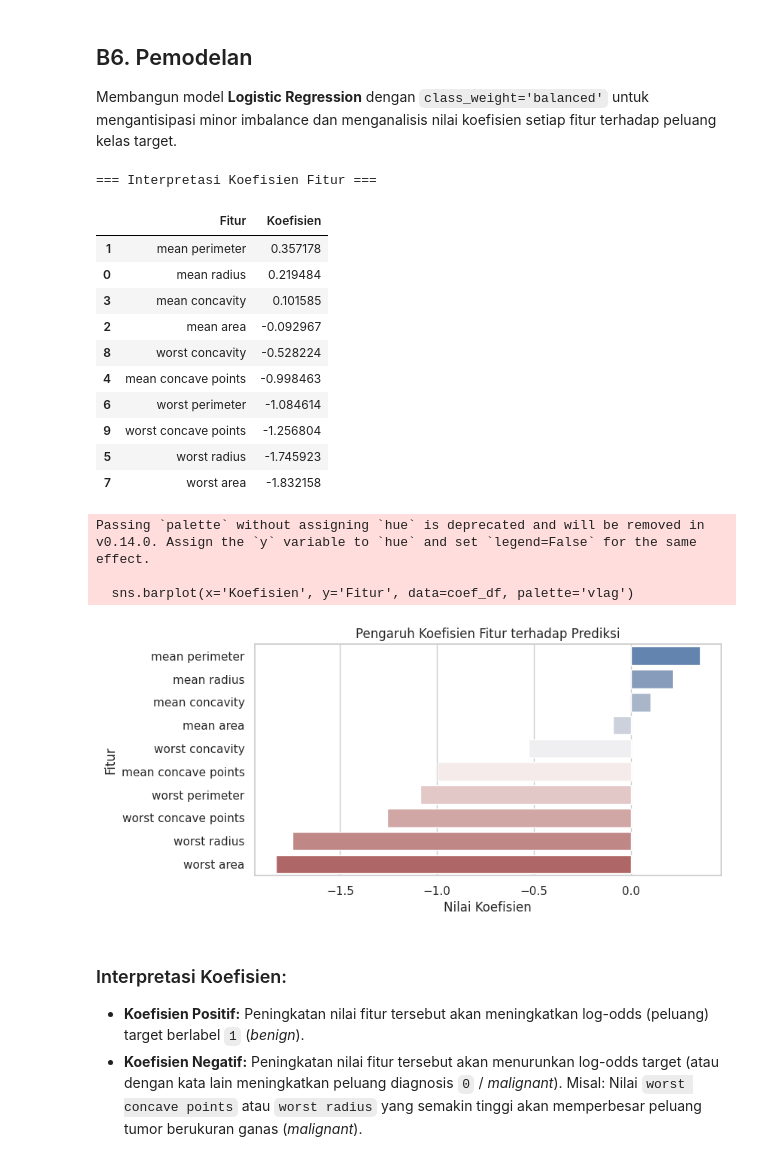
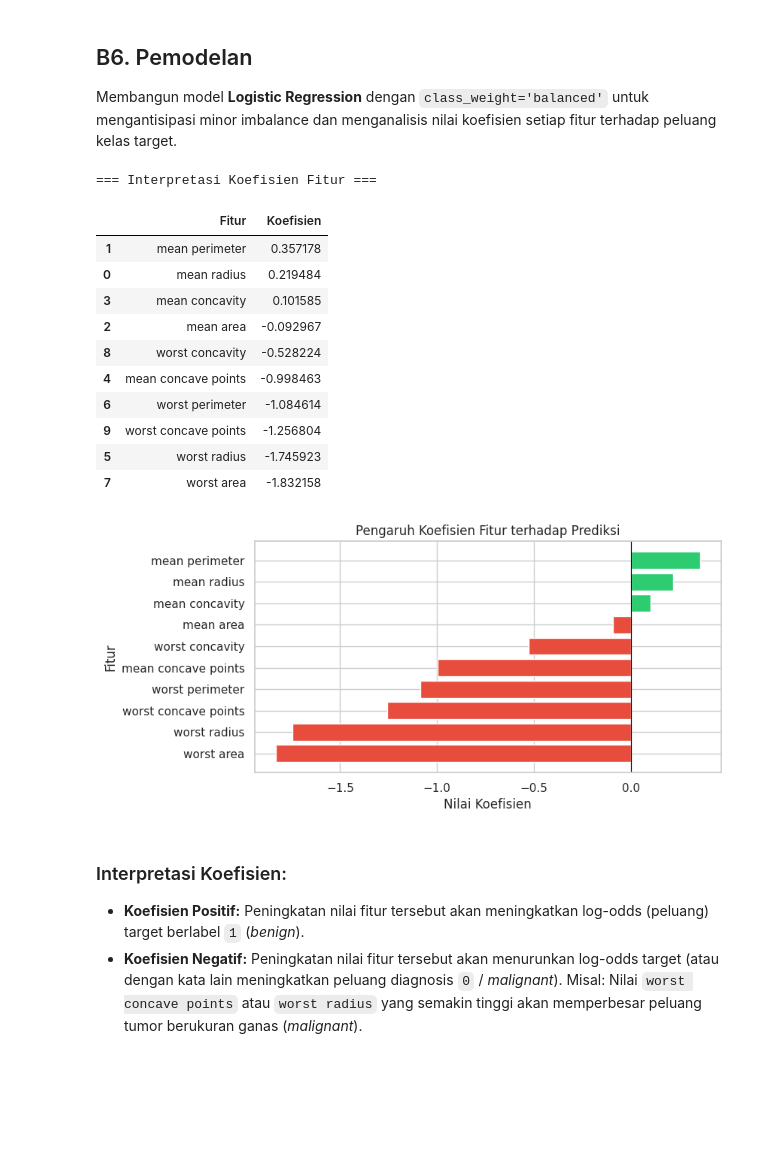
Before and after one commit to Hafizhhtzy/tugas-regresi-linear-logistik, a Jupyter notebook: B_logistic_regression.ipynb, the cells around one changed output. Drawn from its saved outputs; the diff is of its cells as text; code cells hidden in the pictures; blank space fills up the shorter version.

Commit message:
Memperbarui notebook logistic regression

```diff
--- a/B_logistic_regression.ipynb
+++ b/B_logistic_regression.ipynb
@@ -164,41 +197,52 @@ Ukuran Data Uji  : (114, 10)
 Membangun model **Logistic Regression** dengan `class_weight='balanced'` untuk mengantisipasi minor imbalance dan menganalisis nilai koefisien setiap fitur terhadap peluang kelas target.
 # %%
 # Inisialisasi dan Pelatihan Model
-model = LogisticRegression(class_weight='balanced', random_state=42)
+model = LogisticRegression(class_weight="balanced", random_state=42)
 model.fit(X_train_scaled, y_train)
 
 # Interpretasi Koefisien
 coef_df = pd.DataFrame({
-    'Fitur': selected_features,
-    'Koefisien': model.coef_[0]
-}).sort_values(by='Koefisien', ascending=False)
+    "Fitur": selected_features,
+    "Koefisien": model.coef_[0]
+}).sort_values(by="Koefisien", ascending=False)
 
 print("=== Interpretasi Koefisien Fitur ===")
 display(coef_df)
 
 # Visualisasi Koefisien
 plt.figure(figsize=(8, 4))
-sns.barplot(x='Koefisien', y='Fitur', data=coef_df, palette='vlag')
+
+colors = [
+    "#2ecc71" if nilai > 0 else "#e74c3c"
+    for nilai in coef_df["Koefisien"]
+]
+
+plt.barh(
+    coef_df["Fitur"],
+    coef_df["Koefisien"],
+    color=colors
+)
+
+plt.axvline(0, color="black", linewidth=0.8)
 plt.title("Pengaruh Koefisien Fitur terhadap Prediksi")
 plt.xlabel("Nilai Koefisien")
+plt.ylabel("Fitur")
+plt.gca().invert_yaxis()
 plt.show()
 # %% [output]
 === Interpretasi Koefisien Fitur ===
 |  | Fitur | Koefisien |
 | 1 | mean perimeter | 0.357178 |
 | 0 | mean radius | 0.219484 |
 | 3 | mean concavity | 0.101585 |
 | 2 | mean area | -0.092967 |
 | 8 | worst concavity | -0.528224 |
 | 4 | mean concave points | -0.998463 |
 | 6 | worst perimeter | -1.084614 |
 | 9 | worst concave points | -1.256804 |
 | 5 | worst radius | -1.745923 |
 | 7 | worst area | -1.832158 |
-Passing `palette` without assigning `hue` is deprecated and will be removed in v0.14.0. Assign the `y` variable to `hue` and set `legend=False` for the same effect.
-
-  sns.barplot(x='Koefisien', y='Fitur', data=coef_df, palette='vlag')
-[figure, old version]
+[figure, new version]
 # %% [markdown]
 ### Interpretasi Koefisien:
 - **Koefisien Positif:** Peningkatan nilai fitur tersebut akan meningkatkan log-odds (peluang) target berlabel `1` (*benign*).
```
Also changed, not shown: parts of 1 cell of this notebook.
